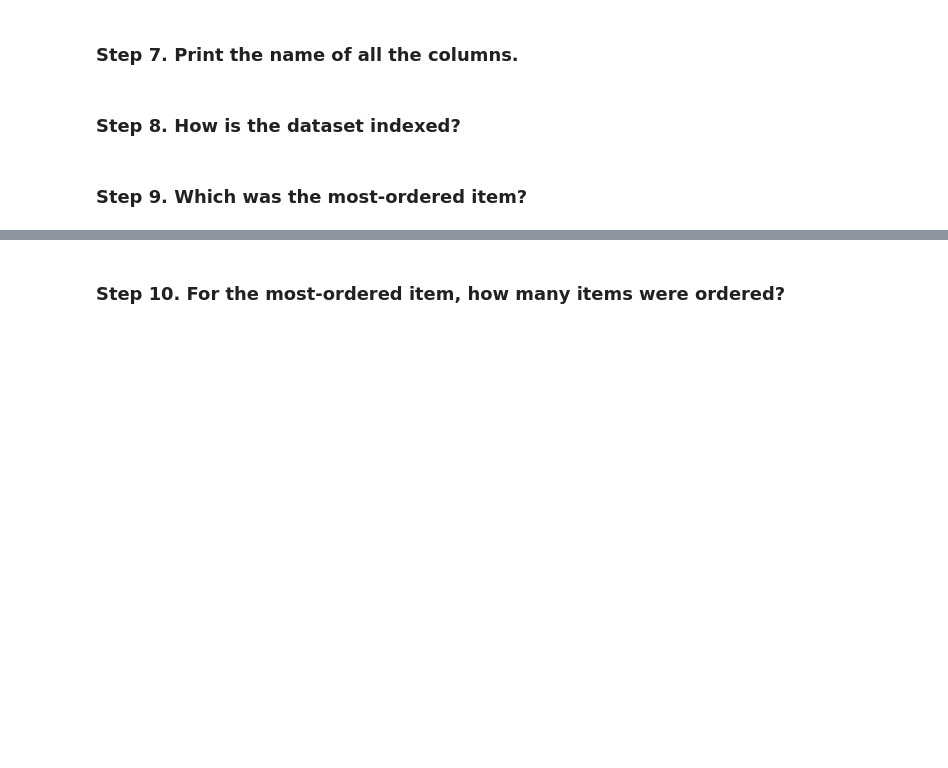
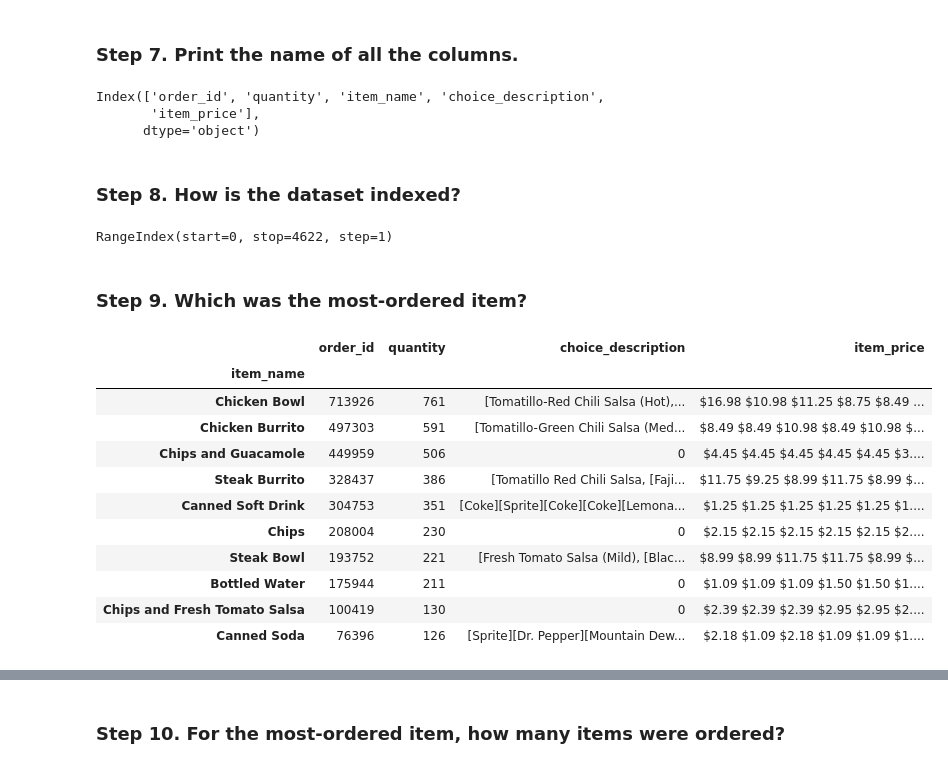
Before and after one commit to Prithvirajn/Pactice, a Jupyter notebook: 01_Getting_&_Knowing_Your_Data/Chipotle/Exercises.ipynb, the cells around one changed output, grey strips where cells are left out. Saved outputs shown, nothing was run; the diff lists cells and outputs as text; code cells hidden in the pictures; blank space fills up the shorter version.

```diff
--- a/01_Getting_&_Knowing_Your_Data/Chipotle/Exercises.ipynb
+++ b/01_Getting_&_Knowing_Your_Data/Chipotle/Exercises.ipynb
@@ -53,6 +66,31 @@ chipo.head()
 # %% [markdown]
 ### Step 7. Print the name of all the columns.
+# %%
+chipo.columns
+# %% [output]
+Index(['order_id', 'quantity', 'item_name', 'choice_description',
+       'item_price'],
+      dtype='object')
 # %% [markdown]
 ### Step 8. How is the dataset indexed?
+# %%
+chipo.index
+# %% [output]
+RangeIndex(start=0, stop=4622, step=1)
 # %% [markdown]
 ### Step 9. Which was the most-ordered item?
+# %%
+chipo.groupby('item_name').sum().sort_values('quantity',ascending=False).head(10)
+# %% [output]
+|  | order_id | quantity | choice_description | item_price |
+| item_name |  |  |  |  |
+| Chicken Bowl | 713926 | 761 | [Tomatillo-Red Chili Salsa (Hot),... | $16.98 $10.98 $11.25 $8.75 $8.49 ... |
+| Chicken Burrito | 497303 | 591 | [Tomatillo-Green Chili Salsa (Med... | $8.49 $8.49 $10.98 $8.49 $10.98 $... |
+| Chips and Guacamole | 449959 | 506 | 0 | $4.45 $4.45 $4.45 $4.45 $4.45 $3.... |
+| Steak Burrito | 328437 | 386 | [Tomatillo Red Chili Salsa, [Faji... | $11.75 $9.25 $8.99 $11.75 $8.99 $... |
+| Canned Soft Drink | 304753 | 351 | [Coke][Sprite][Coke][Coke][Lemona... | $1.25 $1.25 $1.25 $1.25 $1.25 $1.... |
+| Chips | 208004 | 230 | 0 | $2.15 $2.15 $2.15 $2.15 $2.15 $2.... |
+| Steak Bowl | 193752 | 221 | [Fresh Tomato Salsa (Mild), [Blac... | $8.99 $8.99 $11.75 $11.75 $8.99 $... |
+| Bottled Water | 175944 | 211 | 0 | $1.09 $1.09 $1.09 $1.50 $1.50 $1.... |
+| Chips and Fresh Tomato Salsa | 100419 | 130 | 0 | $2.39 $2.39 $2.39 $2.95 $2.95 $2.... |
+| Canned Soda | 76396 | 126 | [Sprite][Dr. Pepper][Mountain Dew... | $2.18 $1.09 $2.18 $1.09 $1.09 $1.... |
```
Also changed, not shown: parts of 10 cells of this notebook.
